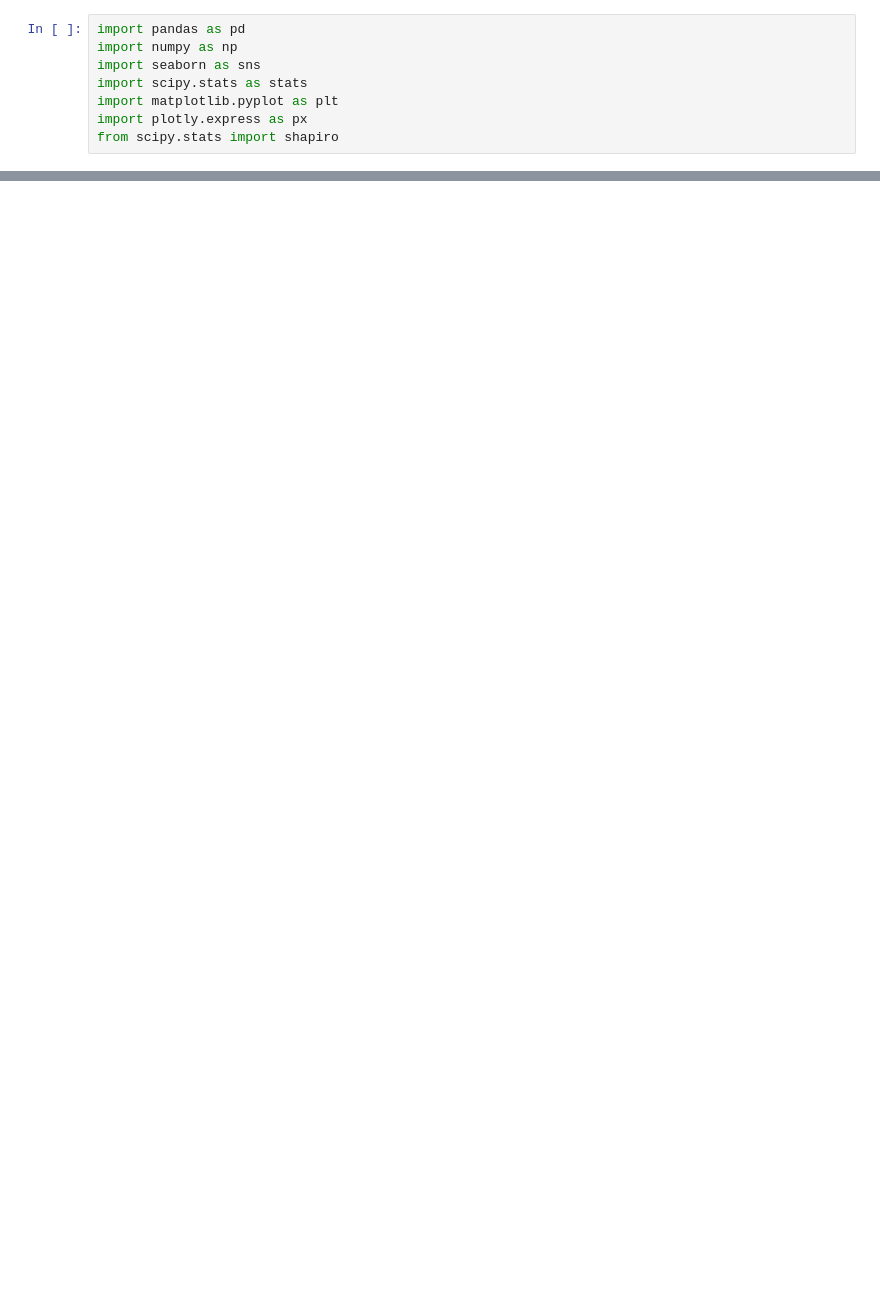
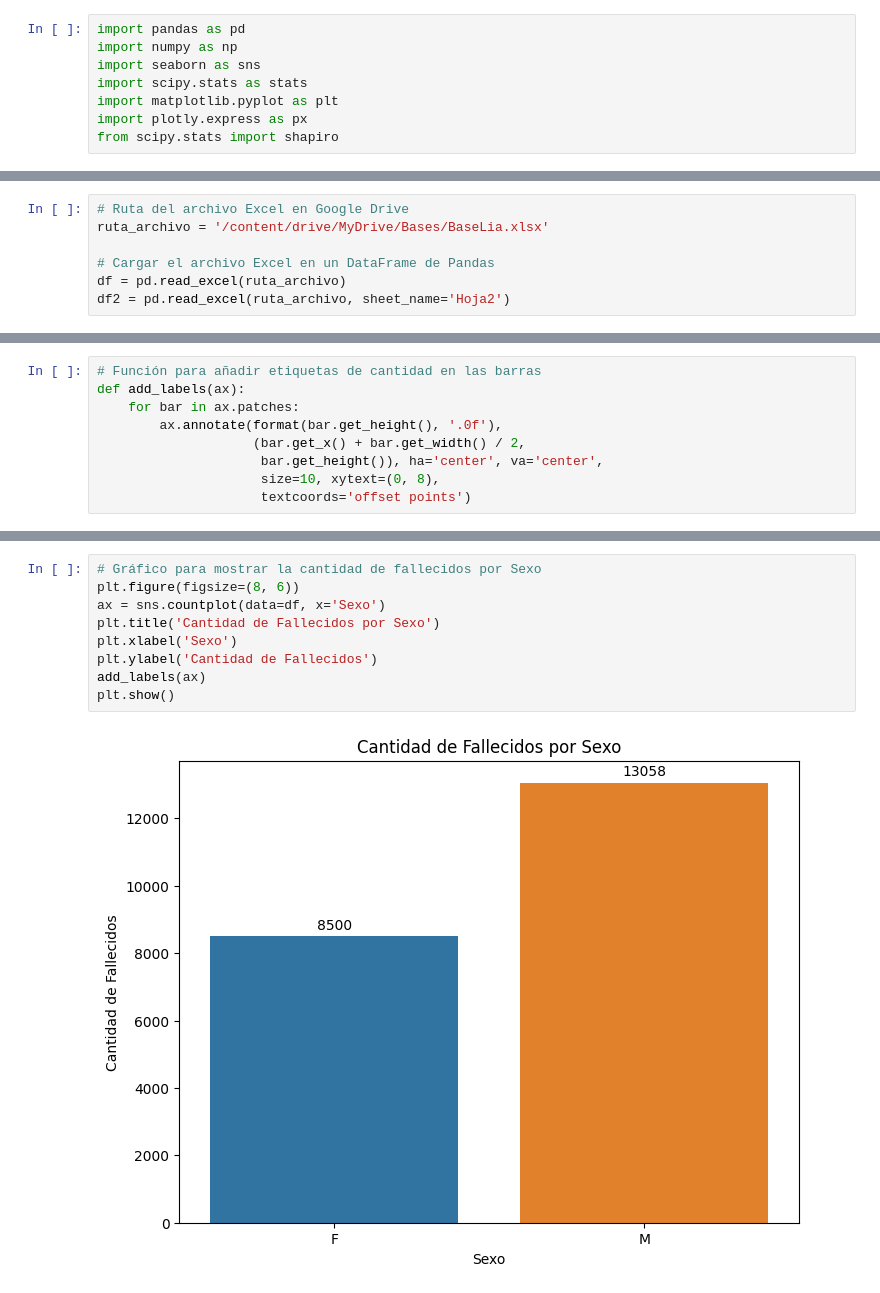
Before and after one commit to bonillahermes/Ciencia_Datos, a Jupyter notebook: EDA.ipynb, the cells around one changed output, grey strips where cells are left out. Saved outputs shown, nothing was run; the diff lists cells and outputs as text; blank space fills up the shorter version.

```diff
--- a/EDA.ipynb
+++ b/EDA.ipynb
@@ -588,0 +62,7 @@ print(resultados_hipotesis)
+# %%
+# Ruta del archivo Excel en Google Drive
+ruta_archivo = '/content/drive/MyDrive/Bases/BaseLia.xlsx'
+
+# Cargar el archivo Excel en un DataFrame de Pandas
+df = pd.read_excel(ruta_archivo)
+df2 = pd.read_excel(ruta_archivo, sheet_name='Hoja2')
@@ -588,0 +163,9 @@ print(resultados_hipotesis)
+# %%
+# Función para añadir etiquetas de cantidad en las barras
+def add_labels(ax):
+    for bar in ax.patches:
+        ax.annotate(format(bar.get_height(), '.0f'),
+                    (bar.get_x() + bar.get_width() / 2,
+                     bar.get_height()), ha='center', va='center',
+                     size=10, xytext=(0, 8),
+                     textcoords='offset points')
@@ -588,0 +178,11 @@ print(resultados_hipotesis)
+# %%
+# Gráfico para mostrar la cantidad de fallecidos por Sexo
+plt.figure(figsize=(8, 6))
+ax = sns.countplot(data=df, x='Sexo')
+plt.title('Cantidad de Fallecidos por Sexo')
+plt.xlabel('Sexo')
+plt.ylabel('Cantidad de Fallecidos')
+add_labels(ax)
+plt.show()
+# %% [output]
+[figure, added]
```
Also changed, not shown: parts of 84 cells of this notebook.
